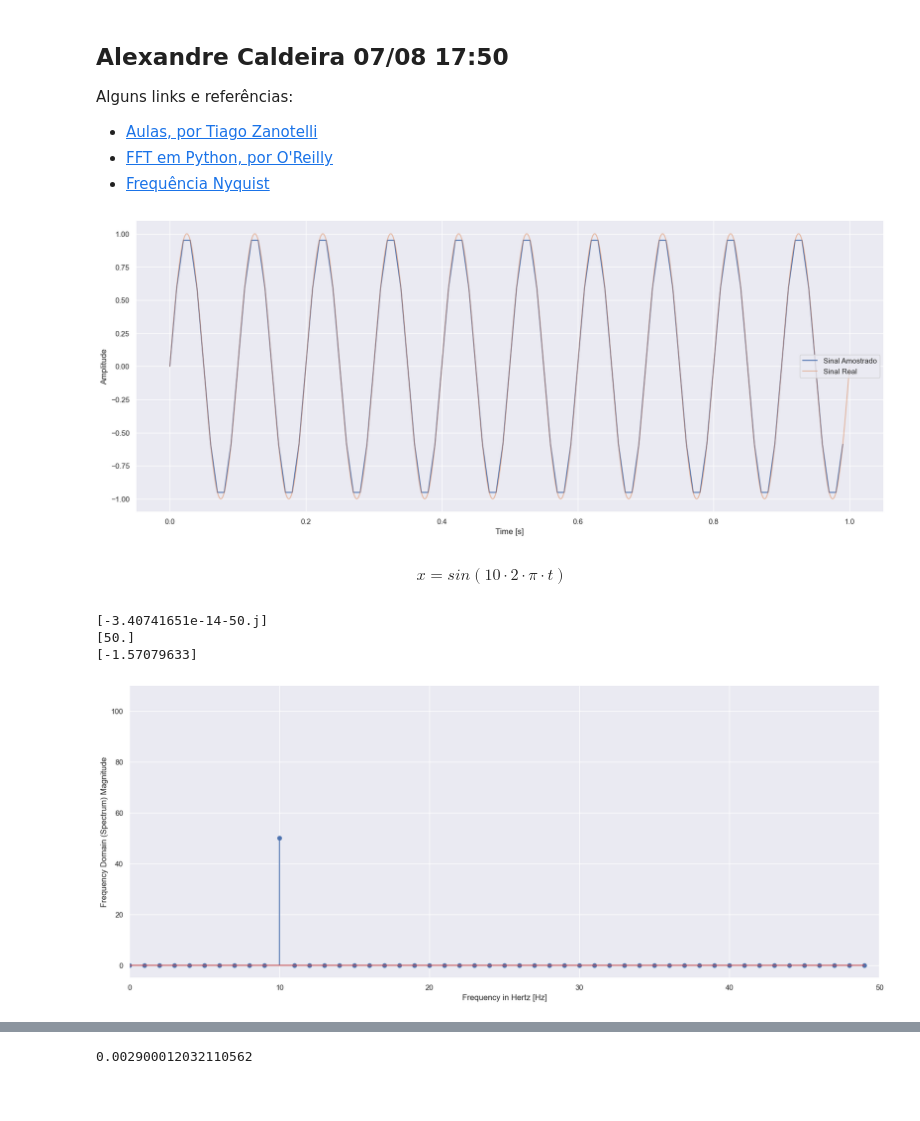
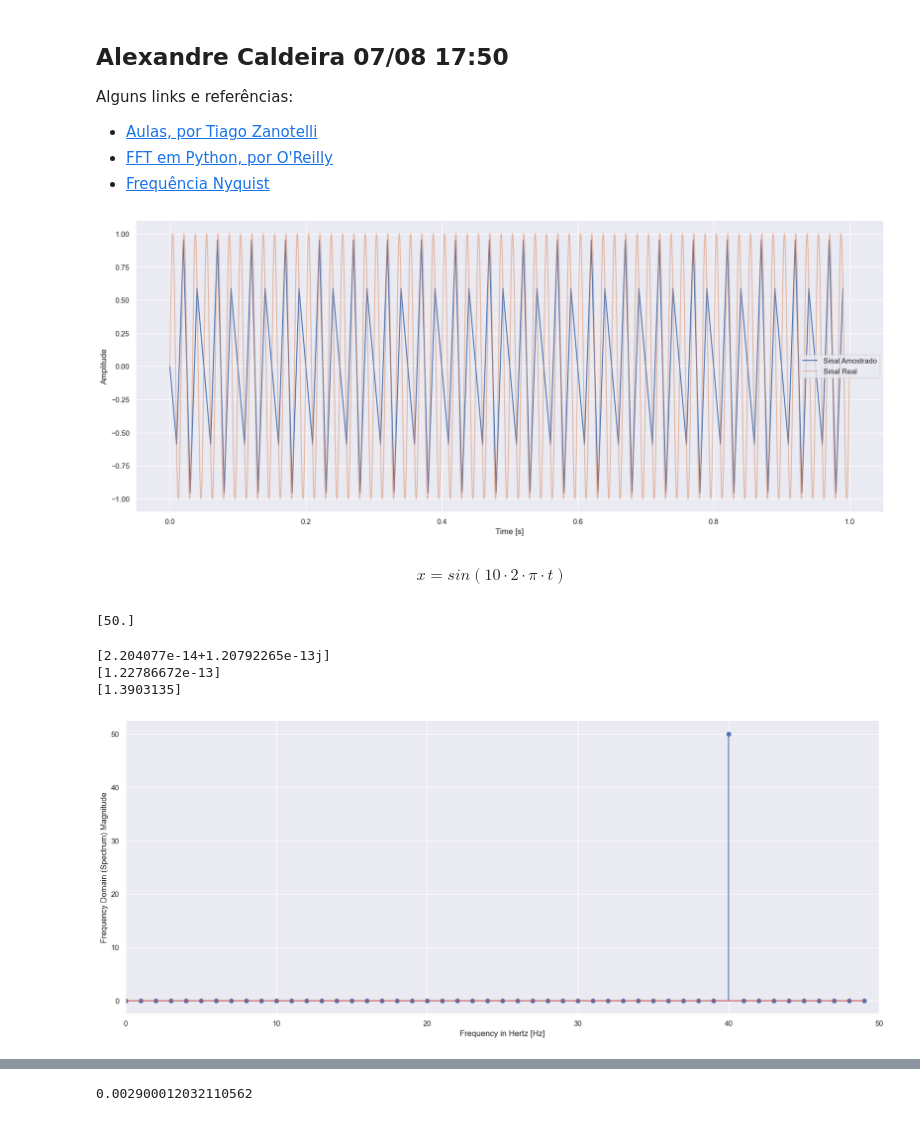
Before and after one commit to Alexandre-Caldeira/detection-theory-101, a Jupyter notebook: MC_csm.ipynb, the cells around one changed output, grey strips where cells are left out. Cells and saved outputs as stored; diff of their text form; code cells hidden in the pictures; blank space fills up the shorter version.

```diff
--- a/MC_csm.ipynb
+++ b/MC_csm.ipynb
@@ -22,33 +22,38 @@ sns.set_theme(context="notebook")
 
 from scipy.fftpack import fft,fftfreq
 # %%
-f = 10  # frequência
+f = 60  # frequência
 f_s = 100  # taxa de amostragem
 tempo = 1 # segundos
 
 # Senoide original:
 t2 = np.linspace(start = 0, stop= tempo, num = 10000,endpoint=False)
 senoide = np.sin(f*2*t2*np.pi)
 
 # Sinal medido:
 t = np.linspace(start=0, stop=tempo, num=tempo * f_s, endpoint=False)
 # t = np.array(range(0, tempo * f_s))
 sinal = np.sin(f * 2 * np.pi * t)
 
 
 # sinal = np.sin(2*np.pi*f/f_s*t)
 # t = np.linspace(start=0, stop=tempo, num=tempo * f_s, endpoint=False)
 
 fig, ax = plt.subplots()
 ax.plot(t, sinal)
 ax.plot(t2,senoide, alpha=0.5)
 ax.set_xlabel('Time [s]')
 ax.set_ylabel('Amplitude')
 ax.legend(['Sinal Amostrado', 'Sinal Real']);
 # %% [output]
-[figure, old version]
+[figure, new version]
 # %% [markdown]
 $$ \begin{equation} x = sin(10 \cdot 2\cdot \pi \cdot t) \end{equation} $$
+# %%
+print(np.abs(X[freqs==10]))
+print(np.abs(X[freqs==10]))
+# %% [output]
+[50.]
 # %%
 X = fft(sinal)
 freqs = fftfreq(len(sinal)) * f_s
@@ -59,17 +64,17 @@ ax.stem(freqs, np.abs(X))
 ax.set_xlabel('Frequency in Hertz [Hz]')
 ax.set_ylabel('Frequency Domain (Spectrum) Magnitude')
 ax.set_xlim(0, f_s / 2)
-ax.set_ylim(-5, 110);
+# ax.set_ylim(-5, 110);
 
 
 print(X[freqs == 10])
 print(np.abs(X[freqs==10]))
 print(np.angle(X[freqs==10]))
 # %% [output]
-[-3.40741651e-14-50.j]
-[50.]
-[-1.57079633]
+[2.204077e-14+1.20792265e-13j]
+[1.22786672e-13]
+[1.3903135]
-[figure, old version]
+[figure, new version]
 # %% [markdown]
 <img src = "csm.png"/>
 # %%
```
Also changed, not shown: 2 other files.
